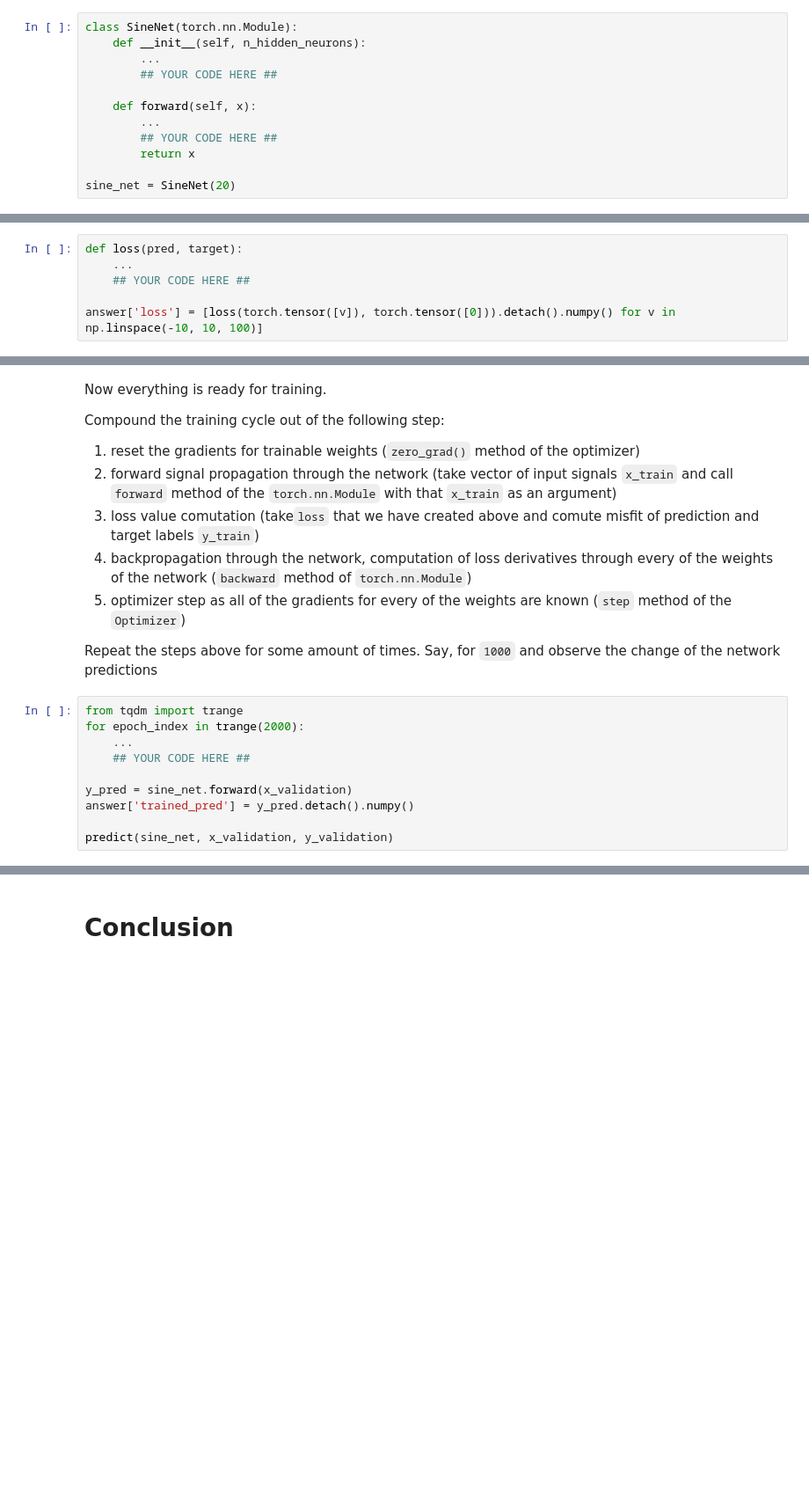
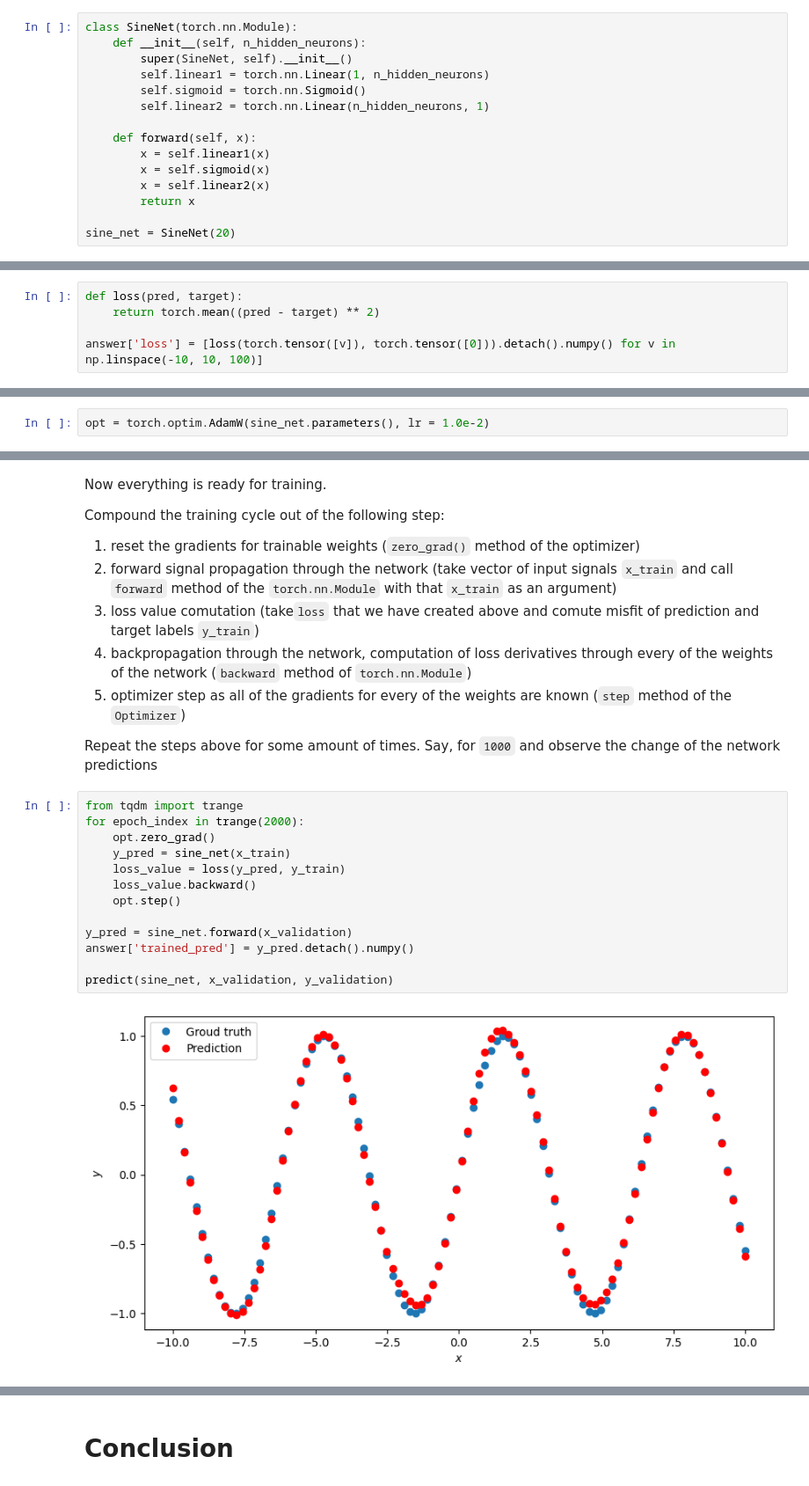
Before and after one commit to xDrFaustx/dl-fundamentals, a Jupyter notebook: .laborantum/texts/course/1-Preparation/5-Training-a-Simple-Network/task.ipynb, the cells around one changed output, grey strips where cells are left out. Shown: that part at 88% size. Cells and saved outputs as stored; diff of their text form; blank space fills up the shorter version.

```diff
--- a/.laborantum/texts/course/1-Preparation/5-Training-a-Simple-Network/task.ipynb
+++ b/.laborantum/texts/course/1-Preparation/5-Training-a-Simple-Network/task.ipynb
@@ -112,12 +136,15 @@ Class should consist of two methods:
 # %%
 class SineNet(torch.nn.Module):
     def __init__(self, n_hidden_neurons):
-        ...
-        ## YOUR CODE HERE ##
+        super(SineNet, self).__init__()
+        self.linear1 = torch.nn.Linear(1, n_hidden_neurons)
+        self.sigmoid = torch.nn.Sigmoid()
+        self.linear2 = torch.nn.Linear(n_hidden_neurons, 1)
 
     def forward(self, x):
-        ...
-        ## YOUR CODE HERE ##
+        x = self.linear1(x)
+        x = self.sigmoid(x)
+        x = self.linear2(x)
         return x
 
 sine_net = SineNet(20)
@@ -162,8 +191,7 @@ The lower this deviation is, the closer the prediction of the Neural Network to
 Code this loss function. Note that `pred` and `target` are the vectors.
 # %%
 def loss(pred, target):
-    ...
-    ## YOUR CODE HERE ##
+    return torch.mean((pred - target) ** 2)
 
 answer['loss'] = [loss(torch.tensor([v]), torch.tensor([0])).detach().numpy() for v in np.linspace(-10, 10, 100)]
 # %% [markdown]
@@ -179,3 +205,5 @@ Set `lr` (learning rate) to `1.0e-2`.
+# %%
+opt = torch.optim.AdamW(sine_net.parameters(), lr = 1.0e-2)
 # %% [markdown]
 # Training procedure
 # %% [markdown]
@@ -192,13 +220,18 @@ Repeat the steps above for some amount of times. Say, for `1000` and observe the
 # %%
 from tqdm import trange
 for epoch_index in trange(2000):
-    ...
-    ## YOUR CODE HERE ##
+    opt.zero_grad()
+    y_pred = sine_net(x_train)
+    loss_value = loss(y_pred, y_train)
+    loss_value.backward()
+    opt.step()
 
 y_pred = sine_net.forward(x_validation)
 answer['trained_pred'] = y_pred.detach().numpy()
 
 predict(sine_net, x_validation, y_validation)
+# %% [output]
+[figure, added]
 # %%
 import lovely_tensors as lt
 lt.monkey_patch()
```
Also changed, not shown: parts of 8 cells of this notebook, 4 other files.
